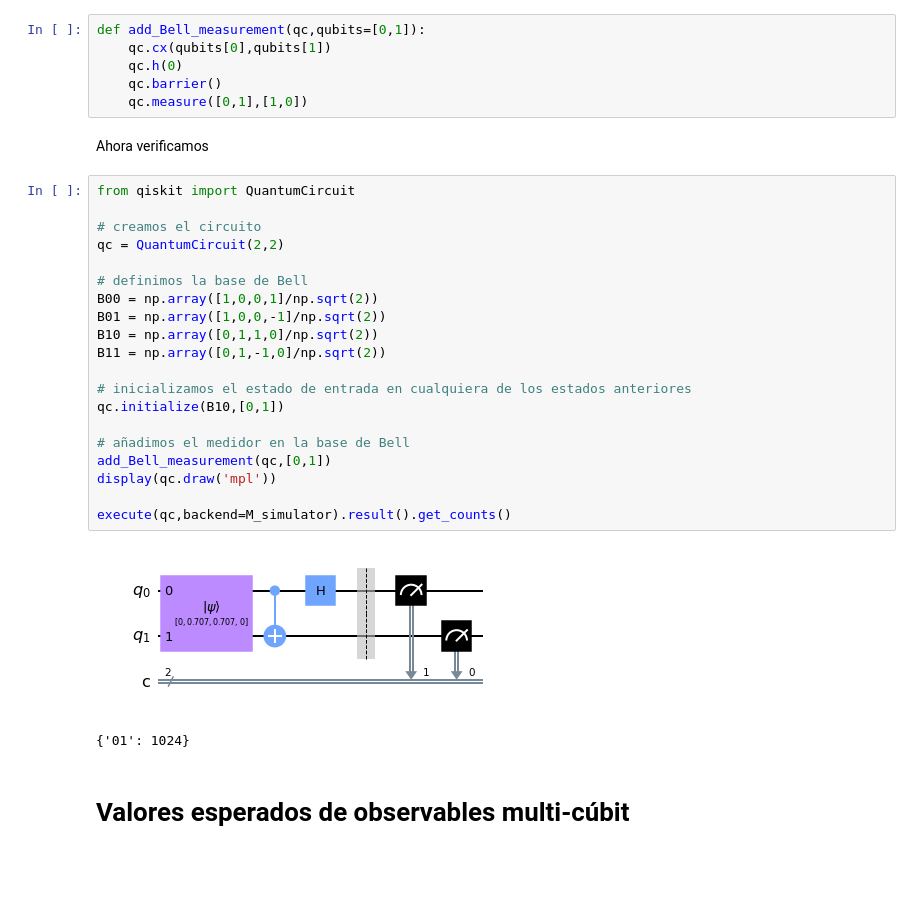
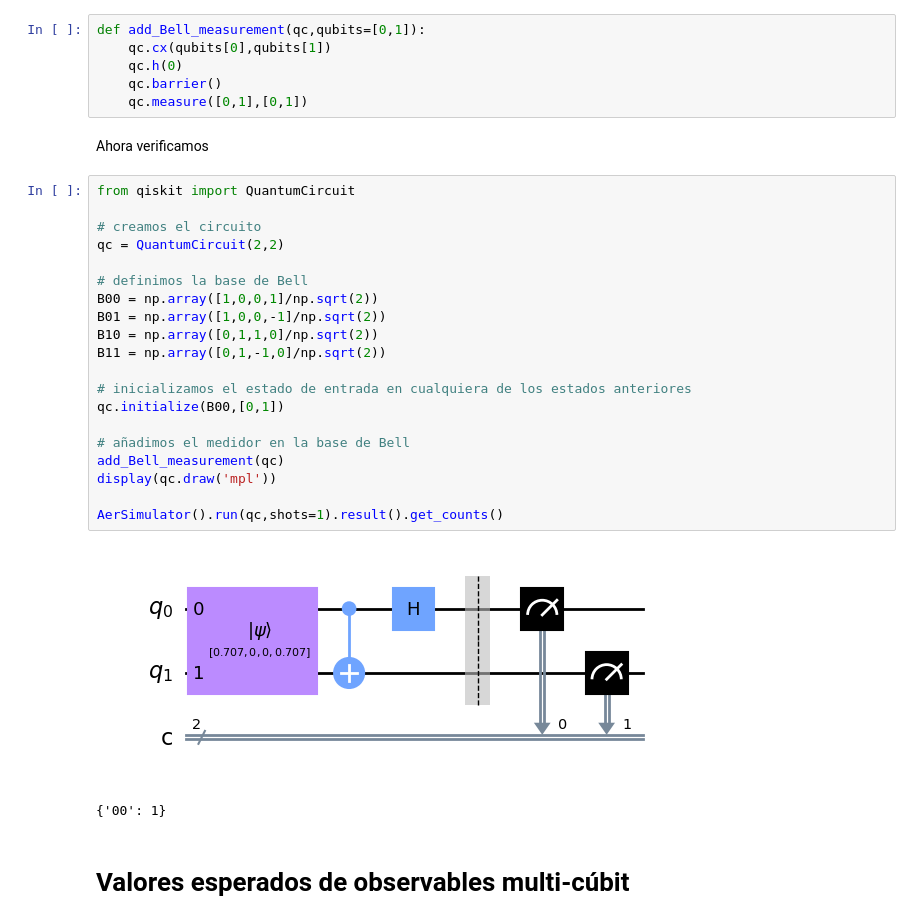
Before and after one commit to jamasole/FICC_notebook, a Jupyter notebook: 02_Cubits/026_El_Arte_de_Medir_II.ipynb, the cells around one changed output. Drawn from its saved outputs; the diff is of its cells as text; blank space fills up the shorter version.

```diff
--- a/02_Cubits/026_El_Arte_de_Medir_II.ipynb
+++ b/02_Cubits/026_El_Arte_de_Medir_II.ipynb
@@ -255,32 +246,32 @@ def add_Bell_measurement(qc,qubits=[0,1]):
     qc.cx(qubits[0],qubits[1])
     qc.h(0)
     qc.barrier()
-    qc.measure([0,1],[1,0])
+    qc.measure([0,1],[0,1])
 # %% [markdown]
 Ahora verificamos
 # %%
 from qiskit import QuantumCircuit
 
 # creamos el circuito
 qc = QuantumCircuit(2,2)
 
 # definimos la base de Bell
 B00 = np.array([1,0,0,1]/np.sqrt(2))
 B01 = np.array([1,0,0,-1]/np.sqrt(2))
 B10 = np.array([0,1,1,0]/np.sqrt(2))
 B11 = np.array([0,1,-1,0]/np.sqrt(2))
 
 # inicializamos el estado de entrada en cualquiera de los estados anteriores
-qc.initialize(B10,[0,1])
+qc.initialize(B00,[0,1])
 
 # añadimos el medidor en la base de Bell
-add_Bell_measurement(qc,[0,1])
+add_Bell_measurement(qc)
 display(qc.draw('mpl'))
 
-execute(qc,backend=M_simulator).result().get_counts()
+AerSimulator().run(qc,shots=1).result().get_counts()
 # %% [output]
-[figure, old version]
+[figure, new version]
-{'01': 1024}
+{'00': 1}
 # %% [markdown]
 # Valores esperados de observables multi-cúbit
 # %% [markdown]
```
Also changed, not shown: parts of 48 cells of this notebook, 4 other files.
